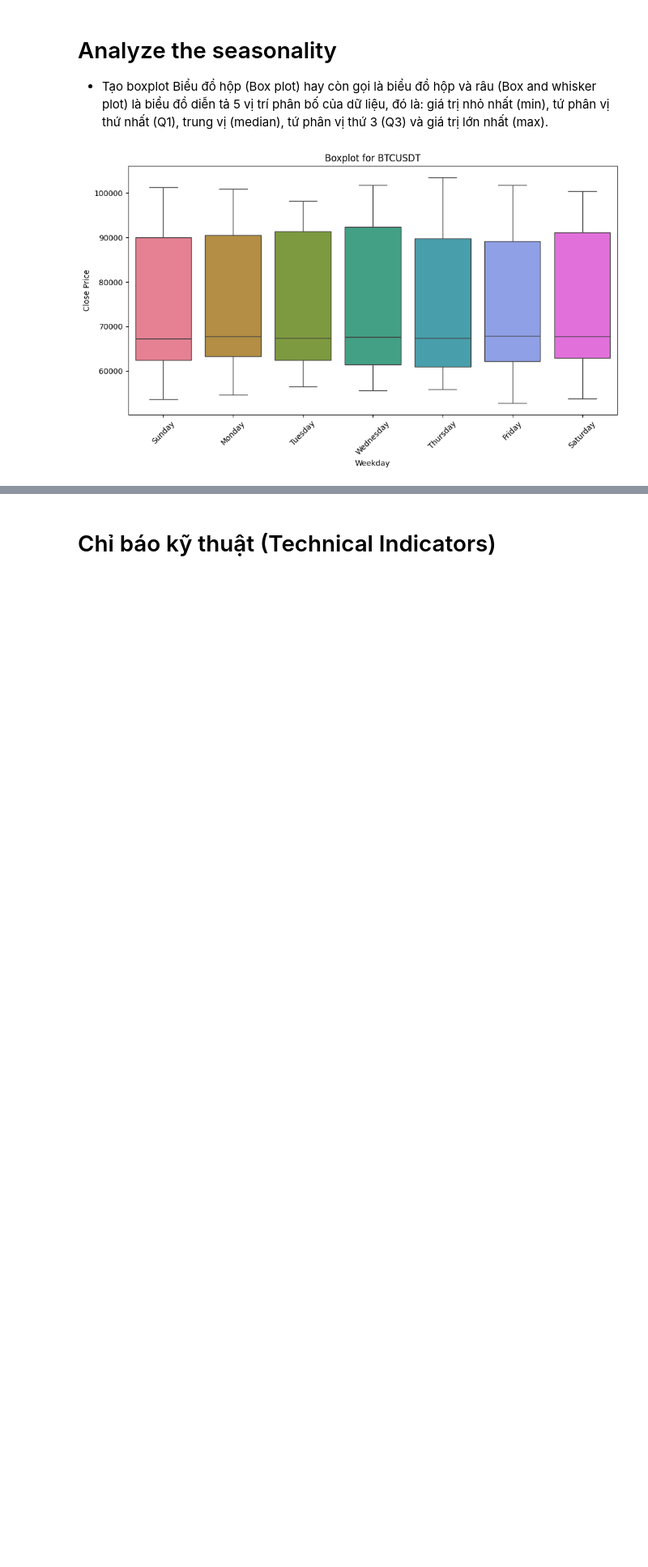
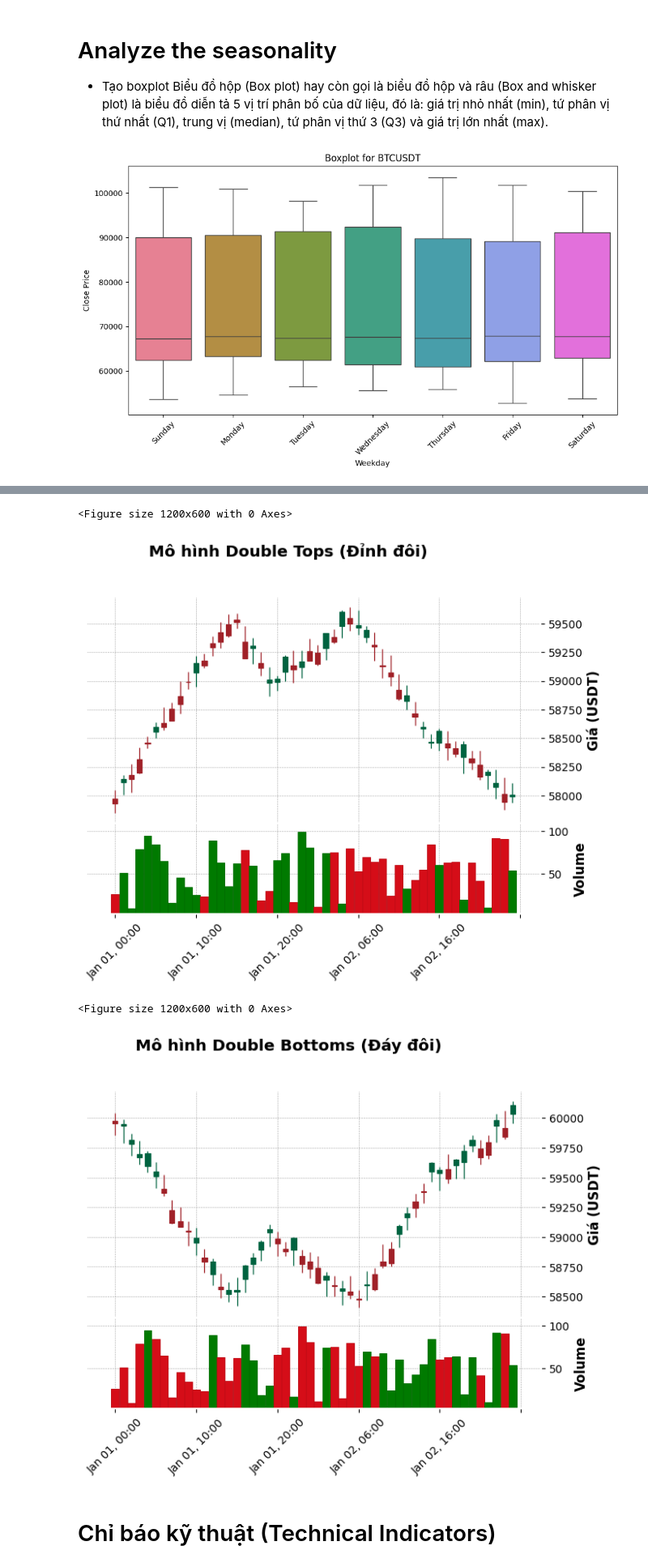
Before and after one commit to Kuro2403/Cryptocurrency-prediction-trending, a Jupyter notebook: TrainingModelCryptoPrediction.ipynb, the cells around one changed output, grey strips where cells are left out. Shown at 81% size. Drawn from its saved outputs; the diff is of its cells as text; code cells hidden in the pictures; blank space fills up the shorter version.

```diff
--- a/TrainingModelCryptoPrediction.ipynb
+++ b/TrainingModelCryptoPrediction.ipynb
@@ -196,3 +412,57 @@ plt.show()
+# %%
+# Tạo dữ liệu mô phỏng mô hình Double Tops & Double Bottoms
+
+# Số lượng nến
+num_candles = 50
+timestamps = pd.date_range(start="2024-01-01", periods=num_candles, freq="H")
+
+# Tạo dữ liệu cho Double Tops (Đỉnh đôi)
+double_tops_prices = np.concatenate([
+    np.linspace(58000, 59500, 15),  # Xu hướng tăng
+    np.linspace(59500, 59000, 5),   # Giảm nhẹ
+    np.linspace(59000, 59500, 10),  # Lên lại tạo đỉnh đôi
+    np.linspace(59500, 58500, 10),  # Giảm xuống mạnh
+    np.linspace(58500, 58000, 10)   # Xu hướng giảm tiếp tục
+])
+
+# Tạo dữ liệu cho Double Bottoms (Đáy đôi)
+double_bottoms_prices = np.concatenate([
+    np.linspace(60000, 58500, 15),  # Xu hướng giảm
+    np.linspace(58500, 59000, 5),   # Tăng nhẹ
+    np.linspace(59000, 58500, 10),  # Giảm lại tạo đáy đôi
+    np.linspace(58500, 59500, 10),  # Tăng mạnh
+    np.linspace(59500, 60000, 10)   # Xu hướng tăng tiếp tục
+])
+
+# Tạo giá Open, High, Low, Close
+open_prices = double_tops_prices + np.random.uniform(-50, 50, num_candles)
+high_prices = open_prices + np.random.uniform(50, 150, num_candles)
+low_prices = open_prices - np.random.uniform(50, 150, num_candles)
+close_prices = np.random.uniform(low_prices, high_prices, num_candles)
+volumes = np.random.uniform(10, 100, num_candles)
+
+# Tạo DataFrame
+double_tops_df = pd.DataFrame({"open": open_prices, "high": high_prices, "low": low_prices, "close": close_prices, "volume": volumes}, index=timestamps)
+double_bottoms_df = double_tops_df.copy()
+double_bottoms_df["open"] = double_bottoms_prices + np.random.uniform(-50, 50, num_candles)
+double_bottoms_df["high"] = double_bottoms_df["open"] + np.random.uniform(50, 150, num_candles)
+double_bottoms_df["low"] = double_bottoms_df["open"] - np.random.uniform(50, 150, num_candles)
+double_bottoms_df["close"] = np.random.uniform(double_bottoms_df["low"], double_bottoms_df["high"], num_candles)
+
+# Vẽ biểu đồ nến cho Double Tops
+plt.figure(figsize=(12,6))
+mpf.plot(double_tops_df, type="candle", style="charles", title="Mô hình Double Tops (Đỉnh đôi)", ylabel="Giá (USDT)", volume=True)
+plt.show()
+
+# Vẽ biểu đồ nến cho Double Bottoms
+plt.figure(figsize=(12,6))
+mpf.plot(double_bottoms_df, type="candle", style="charles", title="Mô hình Double Bottoms (Đáy đôi)", ylabel="Giá (USDT)", volume=True)
+plt.show()
+# %% [output]
+<Figure size 1200x600 with 0 Axes>
+[figure, added]
+<Figure size 1200x600 with 0 Axes>
+[figure, added]
 # %% [markdown]
 # Chỉ báo kỹ thuật (Technical Indicators)
 # %%
```
Also changed, not shown: parts of 19 cells of this notebook, 1 other file.
